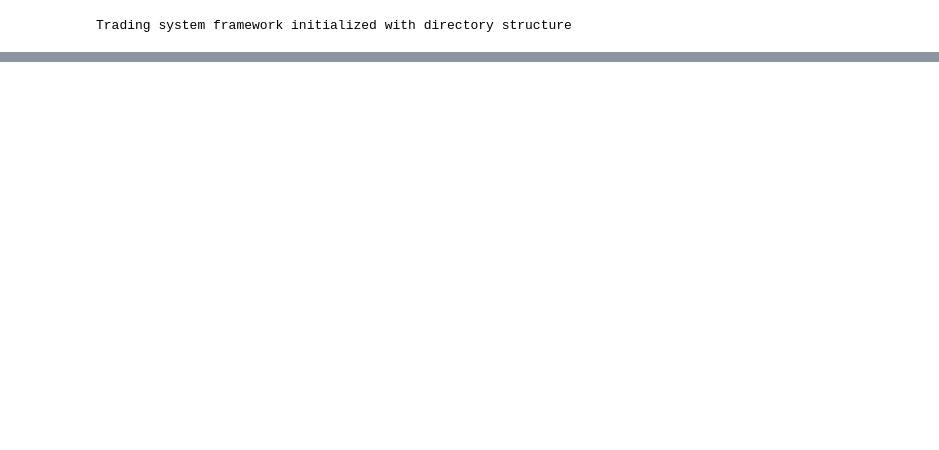
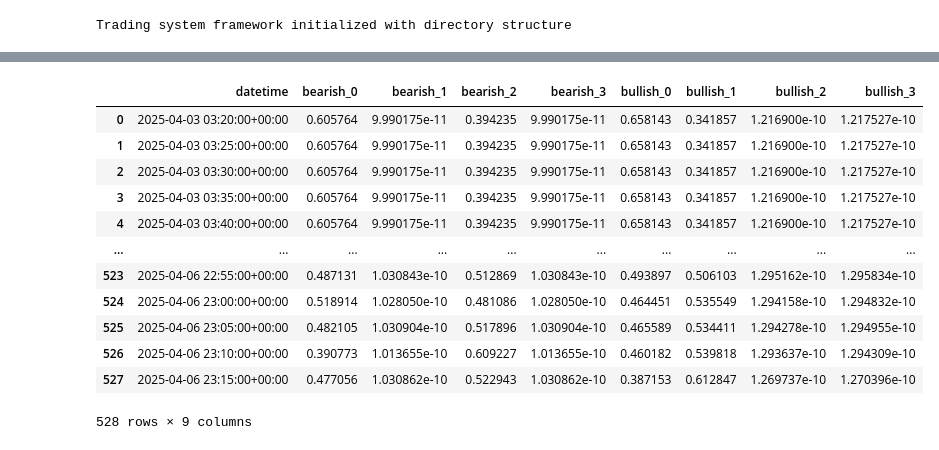
Before and after one commit to vgupta2710/Equity-Plans, a Jupyter notebook: deepnote/Data_Importer/1.0 Strategy Automation.ipynb, the cells around one changed output, grey strips where cells are left out. Drawn from its saved outputs; the diff is of its cells as text; code cells hidden in the pictures; blank space fills up the shorter version.

```diff
--- a/deepnote/Data_Importer/1.0 Strategy Automation.ipynb
+++ b/deepnote/Data_Importer/1.0 Strategy Automation.ipynb
@@ -781,3 +724,32 @@ pp.to_csv('')
+# %%
+# Generate predictions
+y_pred_bearish = bearish_model.predict(X_normalized, verbose=0)
+#y_pred_bearish = pd.DataFrame(y_pred_bearish)
+y_pred_bullish = bullish_model.predict(X_normalized, verbose=0)
+#y_pred_bullish = pd.DataFrame(y_pred_bullish)
+
+# Combine results with datetime from base_data
+result_combined = pd.concat([
+    base_data['datetime'].reset_index(drop=True),
+    pd.DataFrame(y_pred_bearish, columns=['bearish_0', 'bearish_1', 'bearish_2', 'bearish_3']),
+    pd.DataFrame(y_pred_bullish, columns=['bullish_0', 'bullish_1', 'bullish_2', 'bullish_3'])
+], axis=1)
+# %%
+result_combined
+# %% [output]
+|  | datetime | bearish_0 | bearish_1 | bearish_2 | bearish_3 | bullish_0 | bullish_1 | bullish_2 | bullish_3 |
+| 0 | 2025-04-03 03:20:00+00:00 | 0.605764 | 9.990175e-11 | 0.394235 | 9.990175e-11 | 0.658143 | 0.341857 | 1.216900e-10 | 1.217527e-10 |
+| 1 | 2025-04-03 03:25:00+00:00 | 0.605764 | 9.990175e-11 | 0.394235 | 9.990175e-11 | 0.658143 | 0.341857 | 1.216900e-10 | 1.217527e-10 |
+| 2 | 2025-04-03 03:30:00+00:00 | 0.605764 | 9.990175e-11 | 0.394235 | 9.990175e-11 | 0.658143 | 0.341857 | 1.216900e-10 | 1.217527e-10 |
+| 3 | 2025-04-03 03:35:00+00:00 | 0.605764 | 9.990175e-11 | 0.394235 | 9.990175e-11 | 0.658143 | 0.341857 | 1.216900e-10 | 1.217527e-10 |
+| 4 | 2025-04-03 03:40:00+00:00 | 0.605764 | 9.990175e-11 | 0.394235 | 9.990175e-11 | 0.658143 | 0.341857 | 1.216900e-10 | 1.217527e-10 |
+| ... | ... | ... | ... | ... | ... | ... | ... | ... | ... |
+| 523 | 2025-04-06 22:55:00+00:00 | 0.487131 | 1.030843e-10 | 0.512869 | 1.030843e-10 | 0.493897 | 0.506103 | 1.295162e-10 | 1.295834e-10 |
+| 524 | 2025-04-06 23:00:00+00:00 | 0.518914 | 1.028050e-10 | 0.481086 | 1.028050e-10 | 0.464451 | 0.535549 | 1.294158e-10 | 1.294832e-10 |
+| 525 | 2025-04-06 23:05:00+00:00 | 0.482105 | 1.030904e-10 | 0.517896 | 1.030904e-10 | 0.465589 | 0.534411 | 1.294278e-10 | 1.294955e-10 |
+| 526 | 2025-04-06 23:10:00+00:00 | 0.390773 | 1.013655e-10 | 0.609227 | 1.013655e-10 | 0.460182 | 0.539818 | 1.293637e-10 | 1.294309e-10 |
+| 527 | 2025-04-06 23:15:00+00:00 | 0.477056 | 1.030862e-10 | 0.522943 | 1.030862e-10 | 0.387153 | 0.612847 | 1.269737e-10 | 1.270396e-10 |
+528 rows × 9 columns
 # %% [markdown]
 <a style='text-decoration:none;line-height:16px;display:flex;color:#5B5B62;padding:10px;justify-content:end;' href='https://deepnote.com?utm_source=created-in-deepnote-cell&projectId=a127aa9e-0a77-4af9-a6ce-85e7a9b74042' target="_blank">
 <img alt='Created in deepnote.com' style='display:inline;max-height:16px;margin:0px;margin-right:7.5px;' src='embedded-picture-1' > </img>
```
Also changed, not shown: parts of 13 cells of this notebook.
